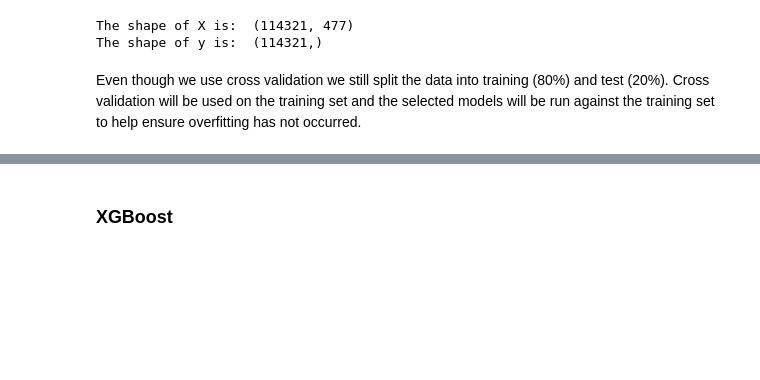
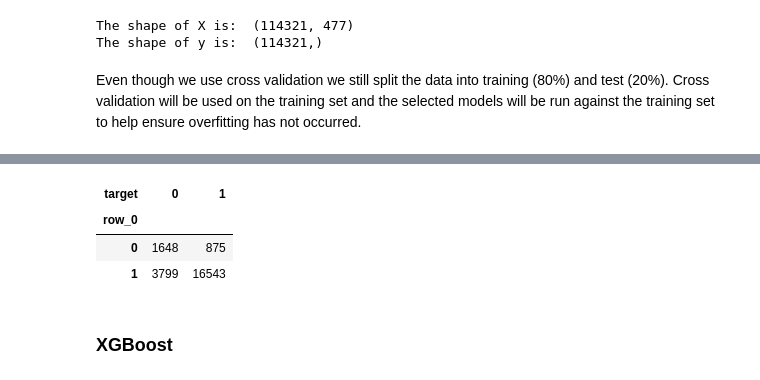
Before and after one commit to warnost/QTW, a Jupyter notebook: Week 8 Bank Data Case Study/Code/Week 8_v2.ipynb, the cells around one changed output, grey strips where cells are left out. Drawn from its saved outputs; the diff is of its cells as text; code cells hidden in the pictures; blank space fills up the shorter version.

```diff
--- a/Week 8 Bank Data Case Study/Code/Week 8_v2.ipynb
+++ b/Week 8 Bank Data Case Study/Code/Week 8_v2.ipynb
@@ -567,3 +707,11 @@ X_train, X_test, y_train, y_test = train_test_split(X,y,test_size=.2, random_sta
+# %%
+# Display confusion matrix
+pd.crosstab(pred, y_test)
+# %% [output]
+| target | 0 | 1 |
+| row_0 |  |  |
+| 0 | 1648 | 875 |
+| 1 | 3799 | 16543 |
 # %% [markdown]
 ### XGBoost
 # %%
```
Also changed, not shown: parts of 16 cells of this notebook, 9 other files.
